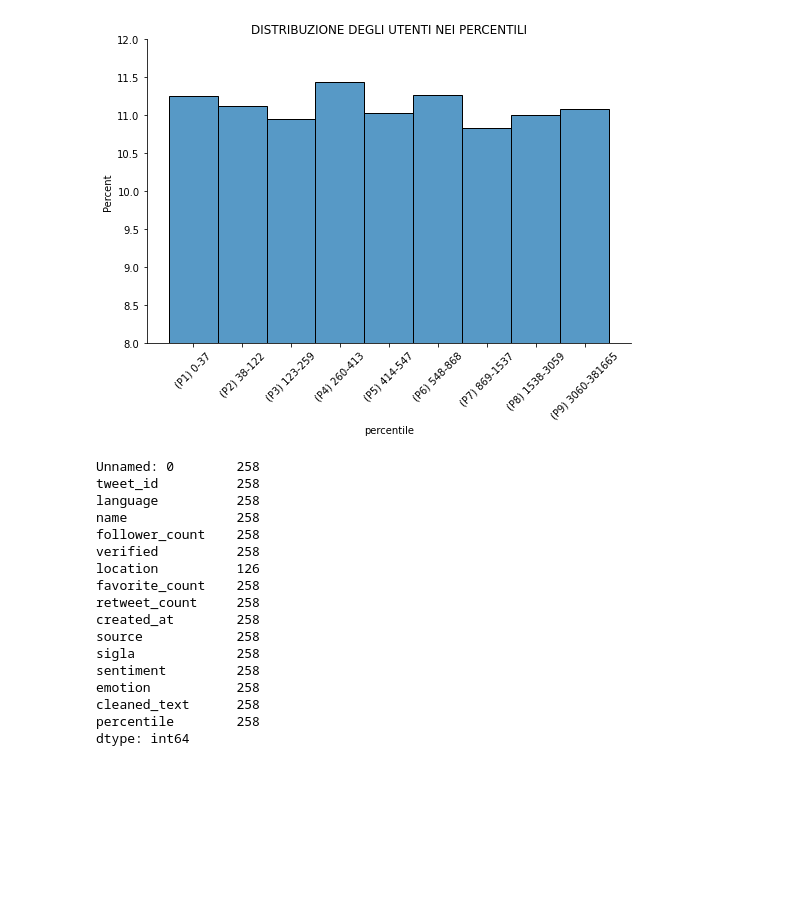
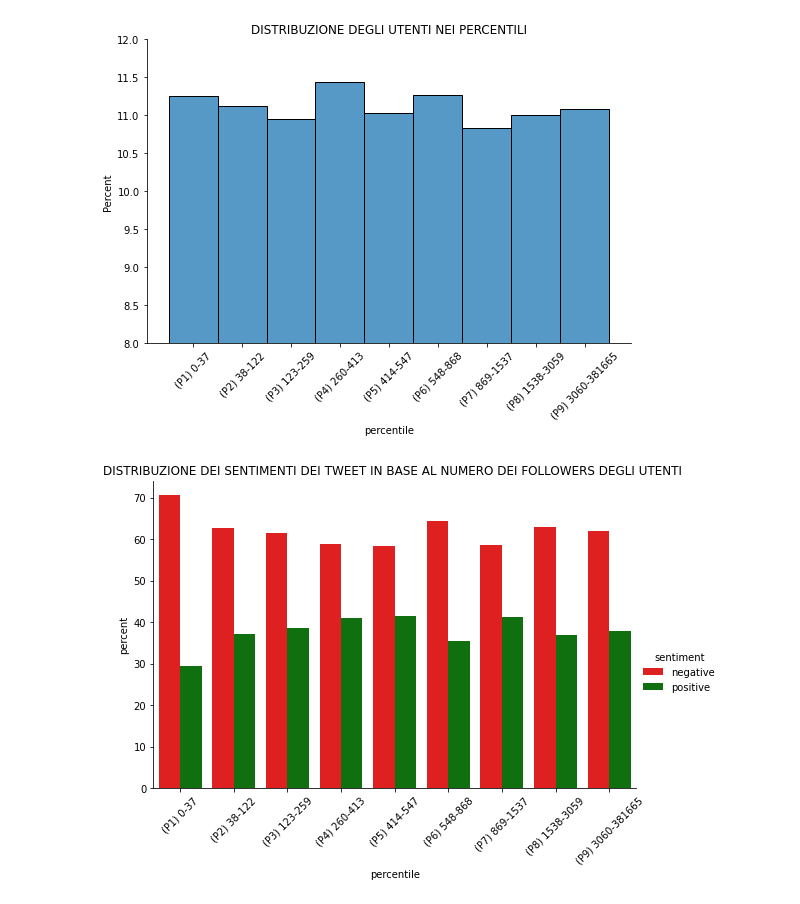
Before and after one commit to paolofesta/prove, a Jupyter notebook: TESI.ipynb, the cells around one changed output. Drawn from its saved outputs; the diff is of its cells as text; code cells hidden in the pictures; blank space fills up the shorter version.

```diff
--- a/TESI.ipynb
+++ b/TESI.ipynb
@@ -738,31 +743,12 @@ print()
 #df.loc[(df['percentile']=='(P6) 548-868')].count()#=726
 #df.loc[(df['percentile']=='(P6) 548-868') & (df['sentiment']=='negative')].count()#=468
 #df.loc[(df['percentile']=='(P6) 548-868') & (df['sentiment']=='positive')].count()#=258
-df.loc[(df['percentile']=='')].count()#=
-#df.loc[(df['percentile']=='') & (df['sentiment']=='negative')].count()#=
-#df.loc[(df['percentile']=='') & (df['sentiment']=='positive')].count()#=
-
-#df.loc[(df['quartile']=='(Q3) 427-1384')].count()#=1601
-#df.loc[(df['quartile']=='(Q3) 427-1384') & (df['sentiment']=='negative')].count()#=974
-#df.loc[(df['quartile']=='(Q3) 427-1384') & (df['sentiment']=='positive')].count()#=627
-#df.loc[(df['quartile']=='(Q4) 1385-381665')].count()#=1601
-#df.loc[(df['quartile']=='(Q4) 1385-381665') & (df['sentiment']=='negative')].count()#=1000
-#df.loc[(df['quartile']=='(Q4) 1385-381665') & (df['sentiment']=='positive')].count()#=601
+#df.loc[(df['percentile']=='(P7) 869-1537')].count()#=698
+#df.loc[(df['percentile']=='(P7) 869-1537') & (df['sentiment']=='negative')].count()#=410
+#df.loc[(df['percentile']=='(P7) 869-1537') & (df['sentiment']=='positive')].count()#=288
+#df.loc[(df['percentile']=='(P8) 1538-3059')].count()#=709
+#df.loc[(df['percentile']=='(P8) 1538-3059') & (df['sentiment']=='negative')].count()#=447
+#df.loc[(df['percentile']=='(P8) 1538-3059') & (df['sentiment']=='positive')].count()#=262
+#df.loc[(df['percentile']=='(P9) 3060-381665')].count()#=714
+#df.loc[(df['percentile']=='(P9) 3060-381665') & (df['sentiment']=='negative')].count()#=443
+#df.loc[(df['percentile']=='(P9) 3060-381665') & (df['sentiment']=='positive')].count()#=271
-# %% [output]
-Unnamed: 0        258
-tweet_id          258
-language          258
-name              258
-follower_count    258
-verified          258
-location          126
-favorite_count    258
-retweet_count     258
-created_at        258
-source            258
-sigla             258
-sentiment         258
-emotion           258
-cleaned_text      258
-percentile        258
-dtype: int64
@@ -768,0 +758,7 @@ dtype: int64
+# %%
+sns.catplot(data=df1,x='percentile',y='percent',hue='sentiment',palette=['r','g'],kind="bar",aspect=1.5)
+plt.title('DISTRIBUZIONE DEI SENTIMENTI DEI TWEET IN BASE AL NUMERO DEI FOLLOWERS DEGLI UTENTI ')
+plt.xticks(rotation=45)
+print()
+# %% [output]
+[figure, added]
```
Also changed, not shown: parts of 10 cells of this notebook.
